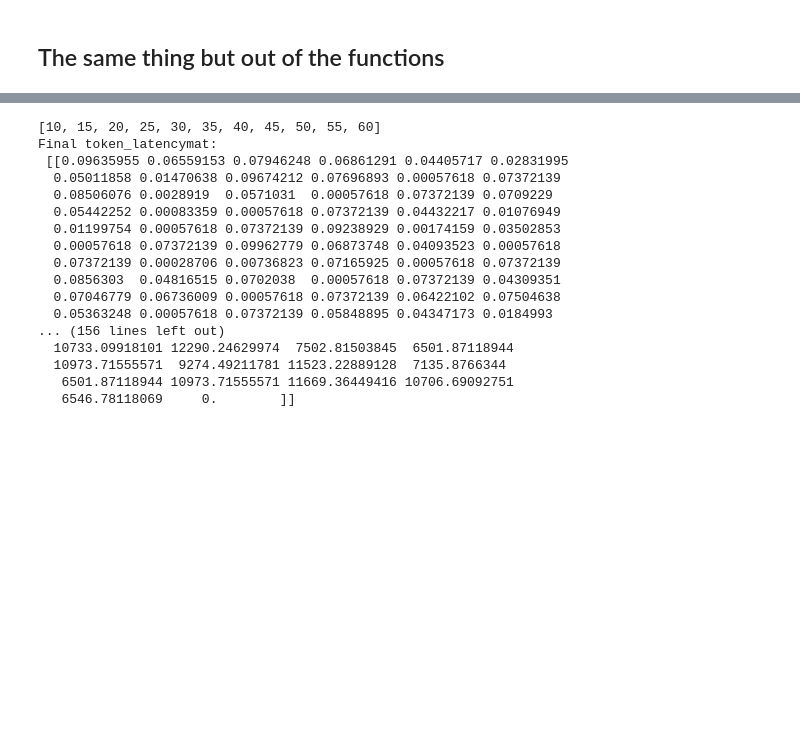
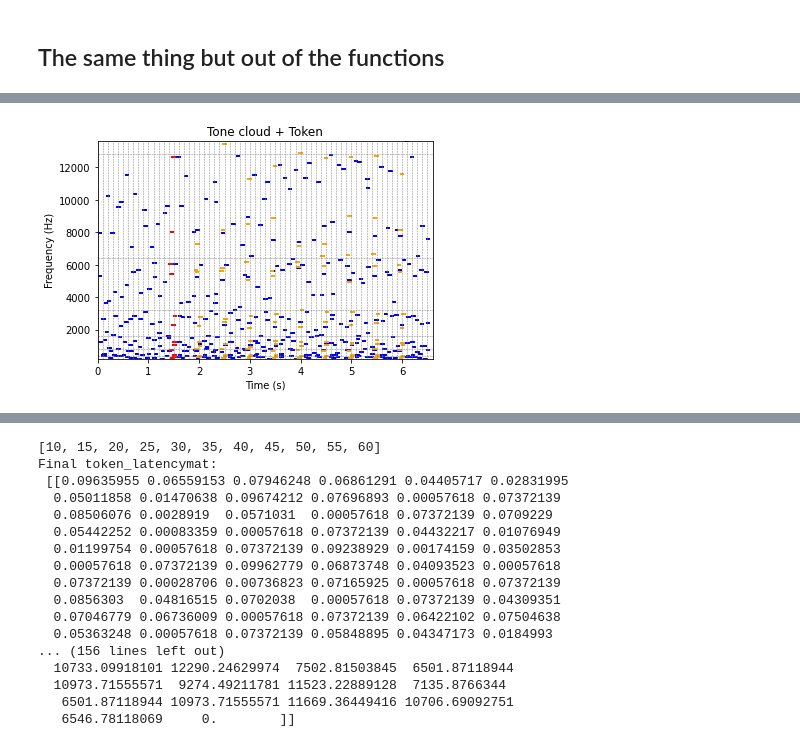
Before and after one commit to BereNoriega/tone-clouds, a Jupyter notebook: toneclouds.ipynb, the cells around one changed output, grey strips where cells are left out. Saved outputs shown, nothing was run; the diff lists cells and outputs as text; code cells hidden in the pictures; blank space fills up the shorter version.

```diff
--- a/toneclouds.ipynb
+++ b/toneclouds.ipynb
@@ -605,0 +1156,90 @@ Final freqtoken:
+# %%
+#token withouth jitter
+
+token_latencymat = latencymat
+token_freqmat = freqmat
+
+latencyshape = latencymat.shape
+sid = np.arange(start_idx,latencyshape[1],tempi_ingrid)
+startids = [x for x in sid if x<(latencyshape[1]-2)]
+
+maxjitter = 2 # semitones, plus or minus
+jitterfreqtoken=np.zeros(freqtoken.shape)
+jitterperfreq=np.zeros(freqtoken.shape)
+
+
+# replace sections of tone cloud with token
+
+first_startid=startids[0]
+token_latencymat[:, np.arange(first_startid,first_startid+tokendur_ingrid,1)] = latencytoken
+token_freqmat[:, np.arange(first_startid,first_startid+tokendur_ingrid,1)] = freqtoken
+
+tokensoundmat=np.zeros(int(totaltime*fs))
+
+for t in range(len(timegrid) - 2):
+    for f in range(len(freq_list) - 1):
+
+        ftimetone = token_latencymat[f,t]
+        ftone = token_freqmat[f,t]
+
+        grid_start = timegrid[t]
+
+        amp = np.sin(2*np.pi*ftone*ttone) #make the tone
+        amp = amp*env #hanning env already calculated outside
+
+        tonestartsamp = int((grid_start+ftimetone)*fs)+1
+        toneendsamp = tonestartsamp+len(amp)
+
+        #print(grid_start,tonestartsamp)
+
+
+        tokensoundmat[tonestartsamp:toneendsamp]=tokensoundmat[tonestartsamp:toneendsamp]+amp
+
+        plt.plot([grid_start+ftimetone, grid_start+ftimetone + tonedur],[ftone, ftone], color='blue', linewidth=2)
+
+
+for i in range(freqtoken.shape[0]):
+    for j in range(tokendur_ingrid):
+        plt.plot([timegrid[first_startid] + latencytoken[i, j], timegrid[first_startid] + latencytoken[i, j] + tonedur],
+                 [token_freqmat[i, first_startid + j], token_freqmat[i, first_startid + j]],
+                 color='red', linewidth=2)
+
+for s in startids[1:]:
+    token_latencymat[:, np.arange(s,s+tokendur_ingrid,1)] = latencytoken
+
+    maxjitter = 2 # semitones, plus or minus
+    jitterfreqtoken=np.zeros(freqtoken.shape)
+    jitterperfreq=np.zeros(freqtoken.shape)
+
+    baselatencymat[:, np.arange(s,s+tokendur_ingrid,1)] = latencytoken
+    basefreqmat[:, np.arange(s,s+tokendur_ingrid,1)] = jitterfreqtoken
+
+    binarbasefreqmat = np.where(basefreqmat > 0, 1, basefreqmat)
+    binarbaselatencymat = np.where(baselatencymat > 0, 1, baselatencymat)
+
+
+    token_freqmat[:, np.arange(s,s+tokendur_ingrid,1)] = jitterfreqtoken
+
+    for i in range(freqtoken.shape[0]):
+        for j in range(tokendur_ingrid):
+            plt.plot([timegrid[s] + latencytoken[i, j], timegrid[s] + latencytoken[i, j] + tonedur],
+                     [token_freqmat[i, s + j], token_freqmat[i, s + j]],
+                     color='orange', linewidth=2)
+
+# print("Final token_latencymat:\n",token_latencymat)
+# print("\nFinal token_freqmat:\n",token_freqmat)
+
+
+for t in timegrid:
+    linetime=plt.axvline(x=t, color='gray', linestyle='--', linewidth=0.5)
+for f in freq_list:
+    linefreq=plt.axhline(y=f, color='gray', linestyle='--', linewidth=0.5)
+
+plt.xlabel('Time (s)')
+plt.ylabel('Frequency (Hz)')
+plt.title('Tone cloud + Token')
+plt.xlim(0, totaltime)
+plt.ylim(minf, maxf+800)
+plt.show()
+# %% [output]
+[figure, added]
```
Also changed, not shown: parts of 45 cells of this notebook.
